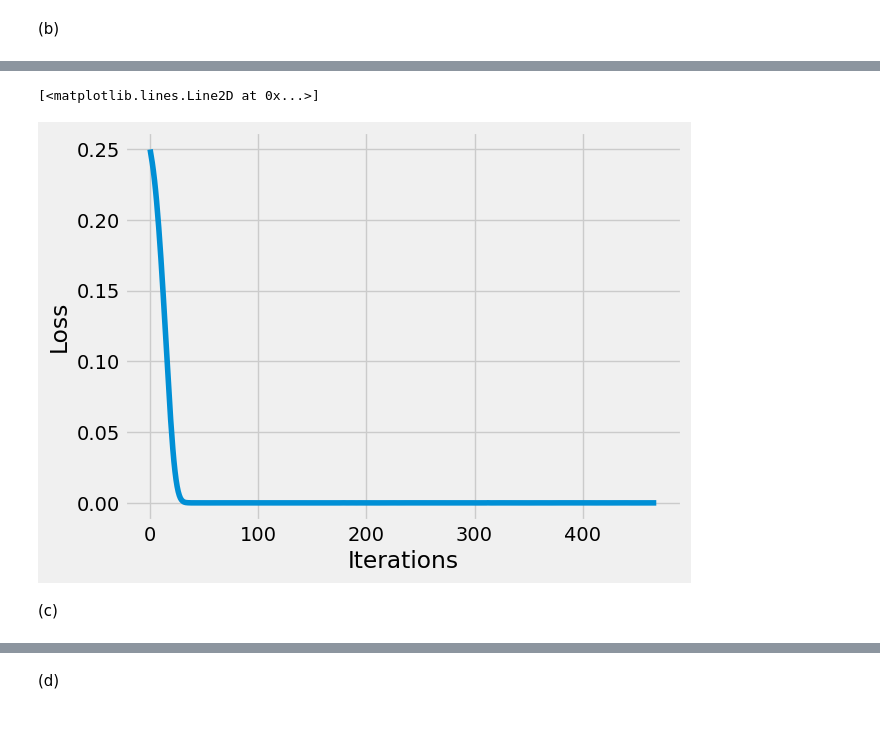
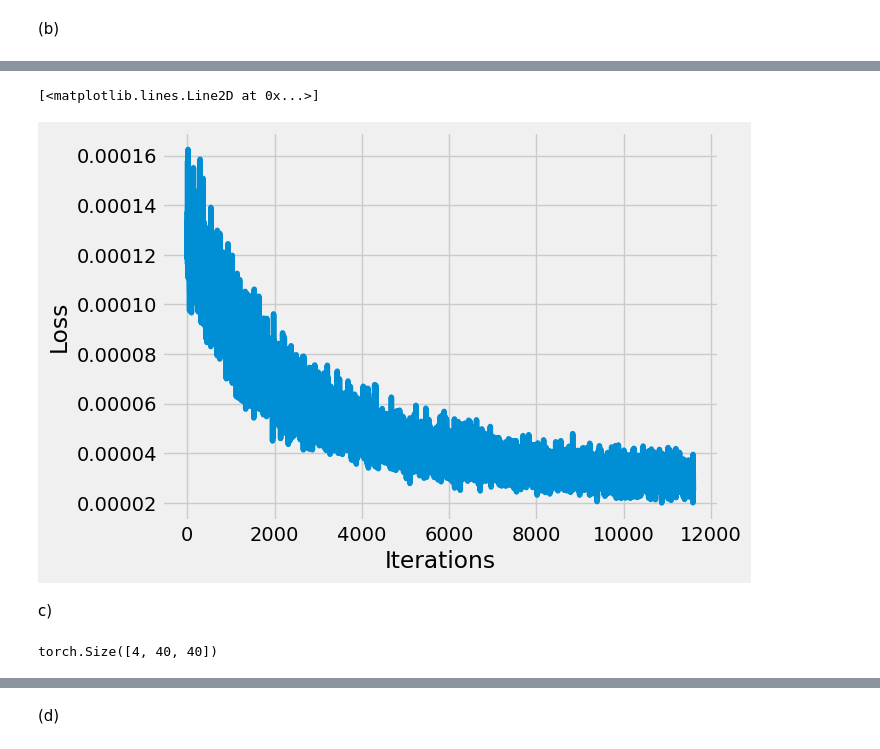
Before and after one commit to phopopo/mlph2023-Exercises, a Jupyter notebook: sheet08.ipynb, the cells around one changed output, grey strips where cells are left out. Cells and saved outputs as stored; diff of their text form; code cells hidden in the pictures.

```diff
--- a/sheet08.ipynb
+++ b/sheet08.ipynb
@@ -411,26 +383,26 @@ def make_dataloaders(z_train, z_val, z_test, batch_size):
     train_AE_dataset = AE_data(z_train_torch)
     test_AE_dataset = AE_data(z_test_torch)
     val_AE_dataset = AE_data(z_val_torch)
-#define the dataloaders
+    #define the dataloaders
     trn_dataloader = torch.utils.data.DataLoader( train_AE_dataset, batch_size = batch_size, shuffle=True )
     tst_dataloader = torch.utils.data.DataLoader( test_AE_dataset, batch_size= batch_size, shuffle=False )
     val_dataloader = torch.utils.data.DataLoader( val_AE_dataset, batch_size= batch_size, shuffle=False )
 
-    return trn_dataloader, tst_dataloader, val_dataloader
+    return trn_dataloader, tst_dataloader, val_dataloader, z_train_torch, z_test_torch, z_val_torch
 # %%
 #make dataloaders with top jet data only
 top_train = z_train[ np.where(y_train==1) ]
 top_val = z_val[ np.where(y_train==1) ]
 top_test = z_test[ np.where(y_train==1) ]
 
-trn_dataloader_top, tst_dataloader_top, val_dataloader_top = make_dataloaders(top_train, top_val, top_test, 64)
+trn_dataloader_top,tst_dataloader_top,val_dataloader_top,_,_,_=make_dataloaders(top_train,top_val,top_test,64)
 
 #make dataloaders with top jet data only
 qcd_train = z_train[ np.where(y_train==0) ]
 qcd_val = z_val[ np.where(y_train==0) ]
 qcd_test = z_test[ np.where(y_train==0) ]
 
-trn_dataloader_qcd, tst_dataloader_qcd, val_dataloader_qcd = make_dataloaders(qcd_train, qcd_val, qcd_test, 64)
+trn_dataloader_qcd, tst_dataloader_qcd, val_dataloader_qcd,_,_,_ = make_dataloaders(qcd_train, qcd_val, qcd_test, 64)
 # %%
 #
 #TODO: Train autoencoder on QCD jets
@@ -459,5 +431,7 @@ def train(AE_model, n_epochs, dataloader, optimizer, loss_fn):
             # Storing the losses in a list for plotting
             losses.append(loss.detach())
         #storing the inputs and outputs for each epoch in an array
-        outputs.append((epochs, image, reconstructed))
+        outputs.append((epoch, image, reconstructed))
+        if epoch%1==0:
+            print(f"{epoch} / {n_epochs}")
     return losses, outputs
@@ -468,0 +438,22 @@ optimizer = torch.optim.Adam(model.parameters(), lr=0.001)
+# %%
+#initialize the network
+enc_dims = [40*40, 20*20, 10*10, 10]  #works okay, gives AUC of 74% with 50 epochs, which is better than random at least
+dec_dims = [10, 10*10, 20*20, 40*40]
+n_epochs = 50
+
+model = AE(enc_dims, dec_dims)
+print(model)
+total_parameters = sum(p.numel() for p in model.parameters() if p.requires_grad)
+print(f"Model has {total_parameters:d} trainable parameters")
+# print(z_train.shape)
+# print(z_val.shape)
+# print(X_train.shape)
+# plt.imshow(z_train[13000, 0, :, :])
+
+#do the actual training
+# using MSE Loss function
+loss_function = torch.nn.MSELoss()
+# Using an Adam Optimizer with lr = 0.001
+optimizer = torch.optim.Adam(model.parameters(), lr=0.001)
+#do the training on the qcd jets:
+qcd_losses, qcd_outputs = train(model, n_epochs, trn_dataloader_qcd, optimizer, loss_function)
@@ -469,13 +478,11 @@ optimizer = torch.optim.Adam(model.parameters(), lr=0.001)
 # %%
 # Defining the Plot Style
 plt.style.use('fivethirtyeight')
 plt.xlabel('Iterations')
 plt.ylabel('Loss')
 
-# Plotting the last loss values
-plt.plot(losses)
+# Plotting the first loss values
+plt.plot(qcd_losses[100:])
 # %% [output]
 [<matplotlib.lines.Line2D at 0x...>]
-[figure, old version]
+[figure, new version]
-# %% [markdown]
-(c)
@@ -483,0 +489,2 @@ plt.plot(losses)
+# %% [markdown]
+c)
@@ -483,0 +501,12 @@ plt.plot(losses)
+# %%
+#Generate the model outputs
+with torch.no_grad():
+    First4TopPreds_f = model(First4TopJets_f)
+    First4QCDPreds_f = model(First4QCDJets_f)
+
+#Reshape to get the image again
+First4TopPreds = np.reshape(First4TopPreds_f, (4, 40, 40))
+First4QCDPreds = np.reshape(First4QCDPreds_f, (4, 40, 40))
+print(First4TopPreds.shape)
+# %% [output]
+torch.Size([4, 40, 40])
```
Also changed, not shown: parts of 14 cells of this notebook, 3 other files.
